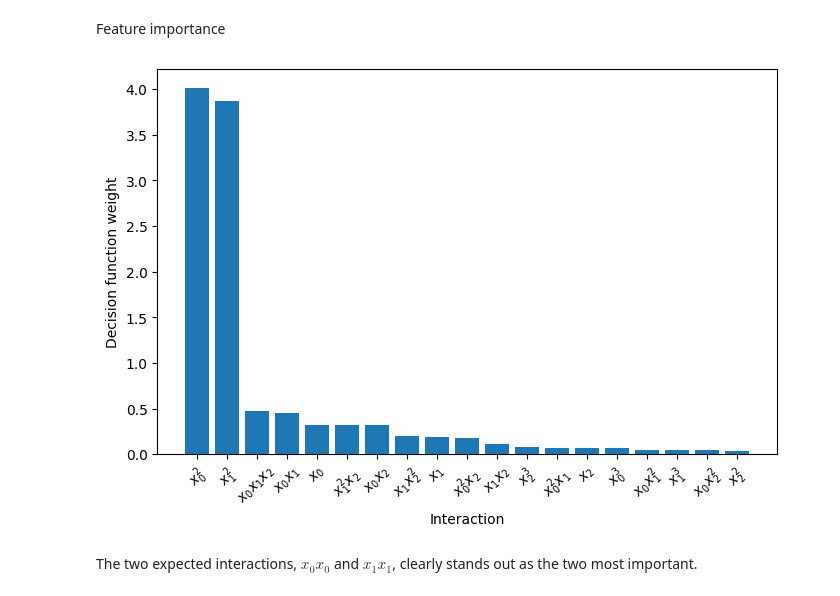
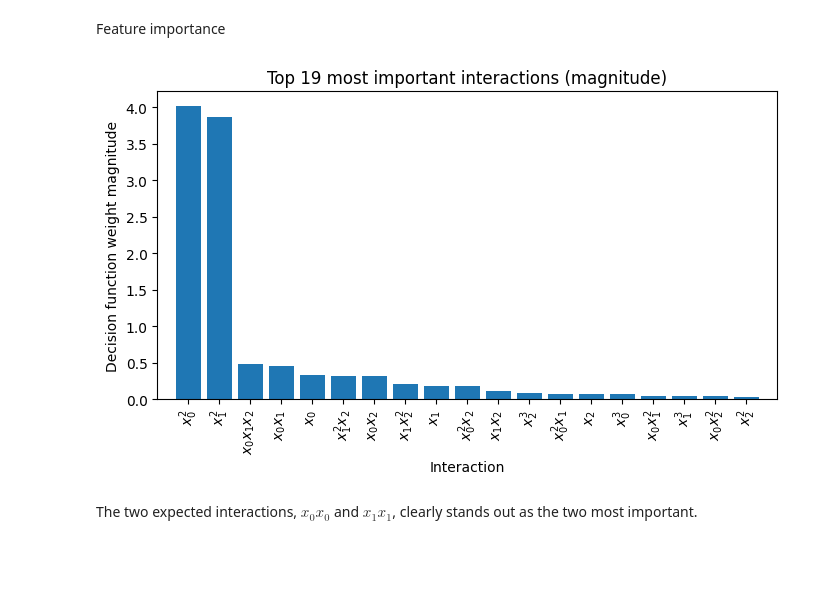
Before and after one commit to rikardvinge/explainpolysvm, a Jupyter notebook: examples/3d_tubes/feature_importance_3d.ipynb, the cells around one changed output. Drawn from its saved outputs; the diff is of its cells as text; code cells hidden in the pictures; blank space fills up the shorter version.

```diff
--- a/examples/3d_tubes/feature_importance_3d.ipynb
+++ b/examples/3d_tubes/feature_importance_3d.ipynb
@@ -14,7 +14,7 @@ from sklearn.svm import SVC
 
 rng = np.random.default_rng(1011)
 # %%
-save_figs = False
+save_figs = True
 # %%
 n_train_per_class = 500  # We will later remove 25 samples per class to a test set.
 def generate_data(n_per_class):
@@ -95,18 +95,12 @@ Test accuracy: 0.9183333333333333
 # %% [markdown]
 Feature importance
 # %%
-feat_importance, feat_names, sort_order = es.feature_importance(format_names=True)
-
-fig, ax = plt.subplots(1,1, figsize=(8,5))
-ax.bar(x=np.arange(feat_importance.size), height=feat_importance, tick_label=['${}$'.format(name) for name in feat_names])
-plt.xticks(rotation=45)
-plt.xlabel('Interaction')
-plt.ylabel('Decision function weight')
+_, _ = expsvm.plot.model_bar(es, n_features=20, magnitude=True, figsize=(8,4))
 if save_figs:
     plt.savefig('./images/feature_importance_3d.png', dpi=300, bbox_inches='tight', facecolor='white')
 plt.draw()
 # %% [output]
-[figure, old version]
+[figure, new version]
 # %% [markdown]
 The two expected interactions, $x_0x_0$ and $x_1x_1$, clearly stands out as the two most important.
 # %% [markdown]
```
Also changed, not shown: parts of 3 cells of this notebook, 10 other files.
